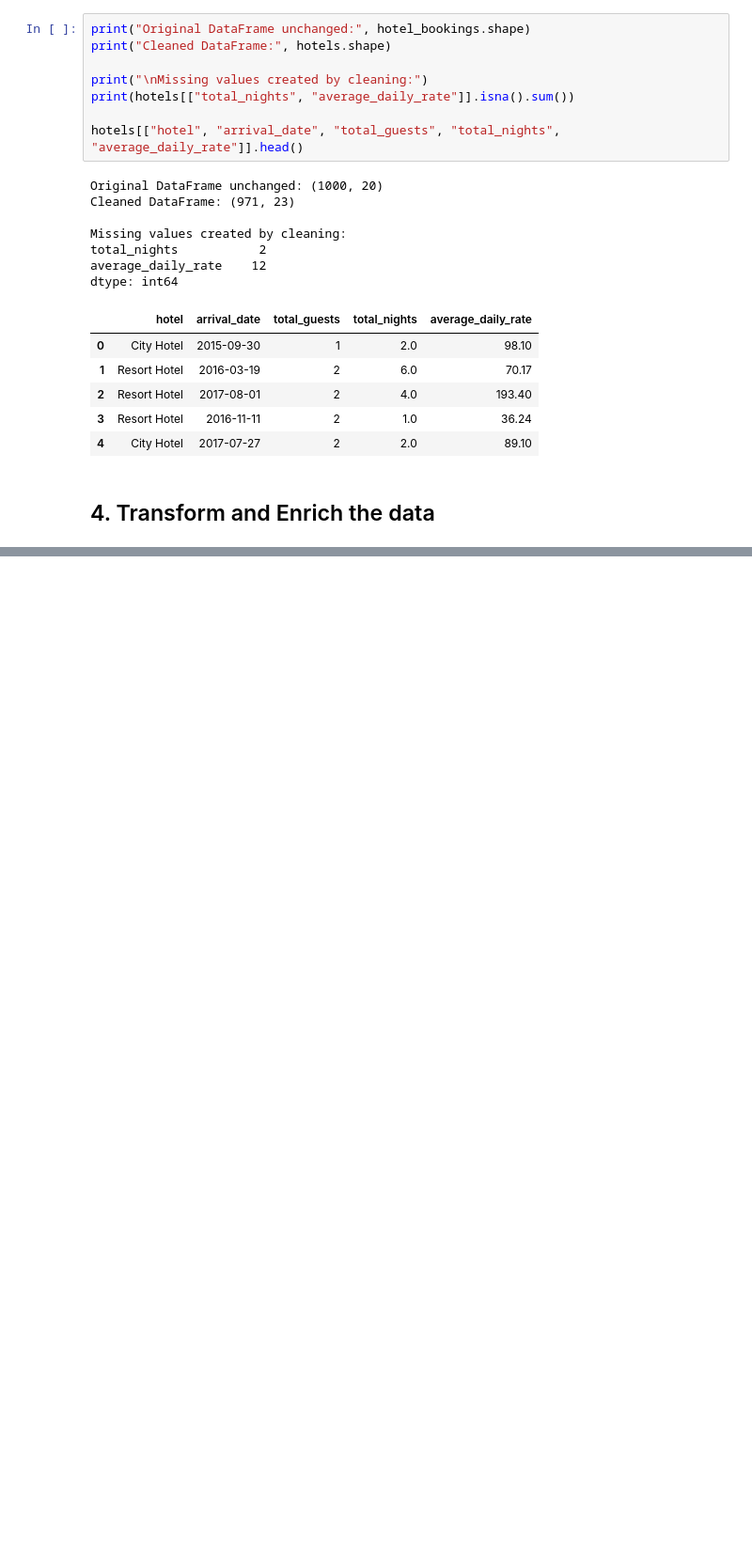
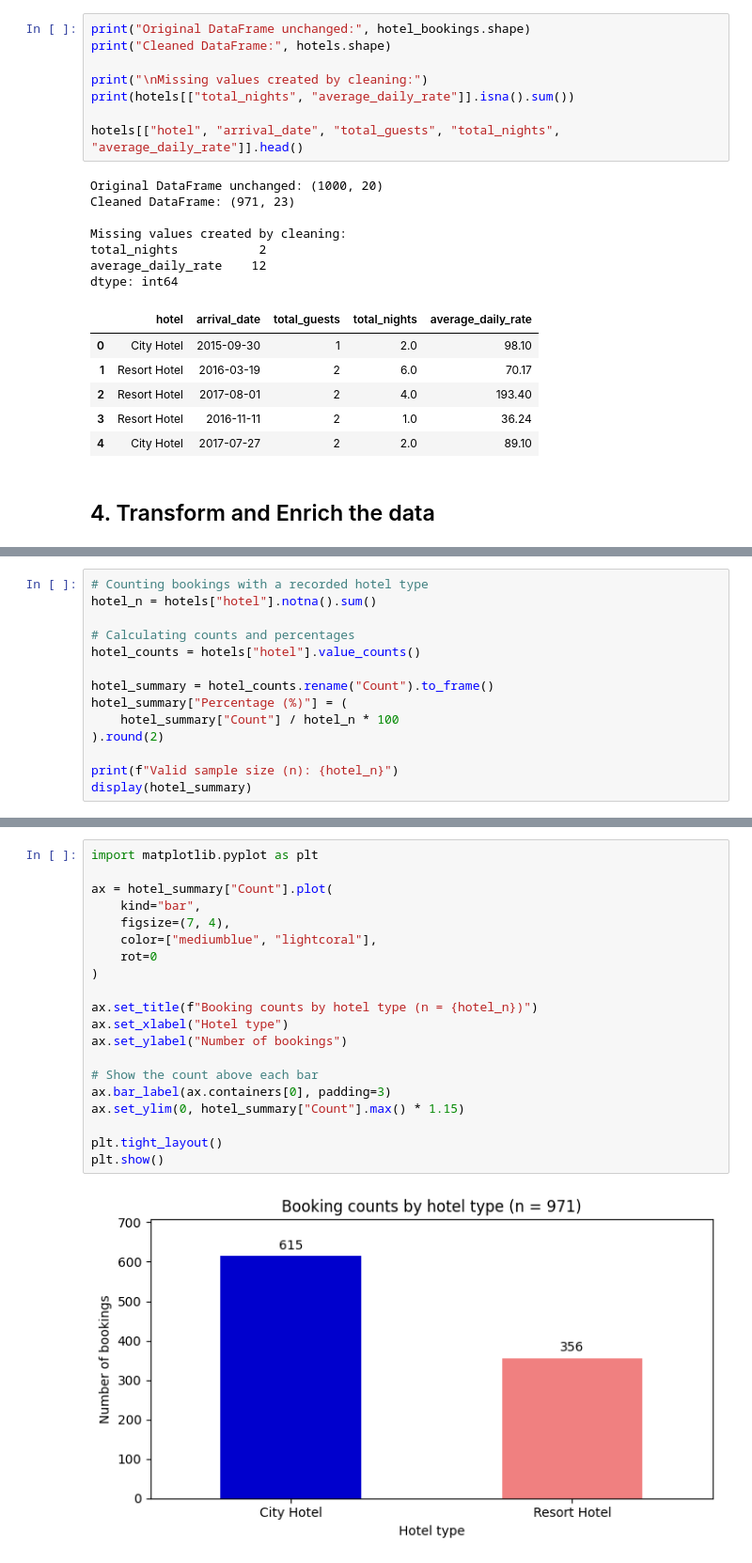
Before and after one commit to irubycampana/Hotel-Bookings, a Jupyter notebook: Group Project/HotelBooking.ipynb, the cells around one changed output, grey strips where cells are left out. Shown at 94% size. Cells and saved outputs as stored; diff of their text form; blank space fills up the shorter version.

```diff
--- a/Group Project/HotelBooking.ipynb
+++ b/Group Project/HotelBooking.ipynb
@@ -408,0 +485,14 @@ dtype: int64
+# %%
+# Counting bookings with a recorded hotel type
+hotel_n = hotels["hotel"].notna().sum()
+
+# Calculating counts and percentages
+hotel_counts = hotels["hotel"].value_counts()
+
+hotel_summary = hotel_counts.rename("Count").to_frame()
+hotel_summary["Percentage (%)"] = (
+    hotel_summary["Count"] / hotel_n * 100
+).round(2)
+
+print(f"Valid sample size (n): {hotel_n}")
+display(hotel_summary)
@@ -408,0 +505,22 @@ dtype: int64
+# %%
+import matplotlib.pyplot as plt
+
+ax = hotel_summary["Count"].plot(
+    kind="bar",
+    figsize=(7, 4),
+    color=["mediumblue", "lightcoral"],
+    rot=0
+)
+
+ax.set_title(f"Booking counts by hotel type (n = {hotel_n})")
+ax.set_xlabel("Hotel type")
+ax.set_ylabel("Number of bookings")
+
+# Show the count above each bar
+ax.bar_label(ax.containers[0], padding=3)
+ax.set_ylim(0, hotel_summary["Count"].max() * 1.15)
+
+plt.tight_layout()
+plt.show()
+# %% [output]
+[figure, added]
```
Also changed, not shown: parts of 46 cells of this notebook.
